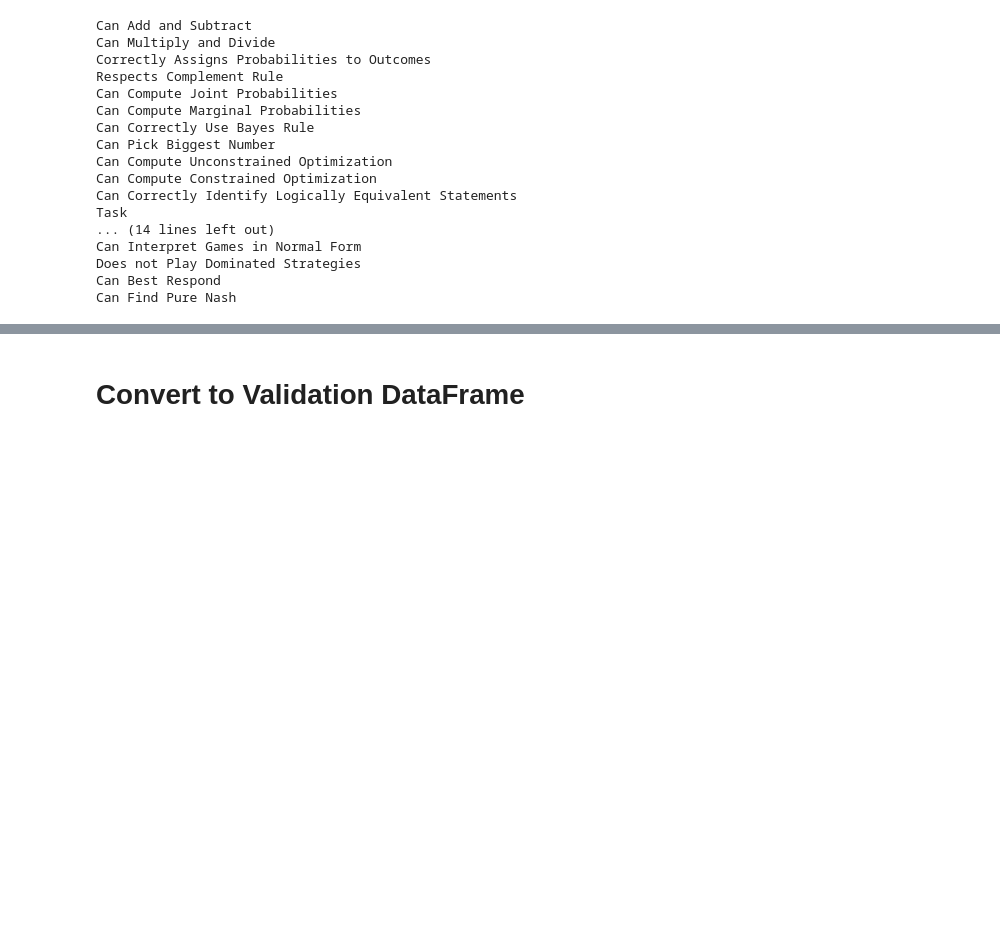
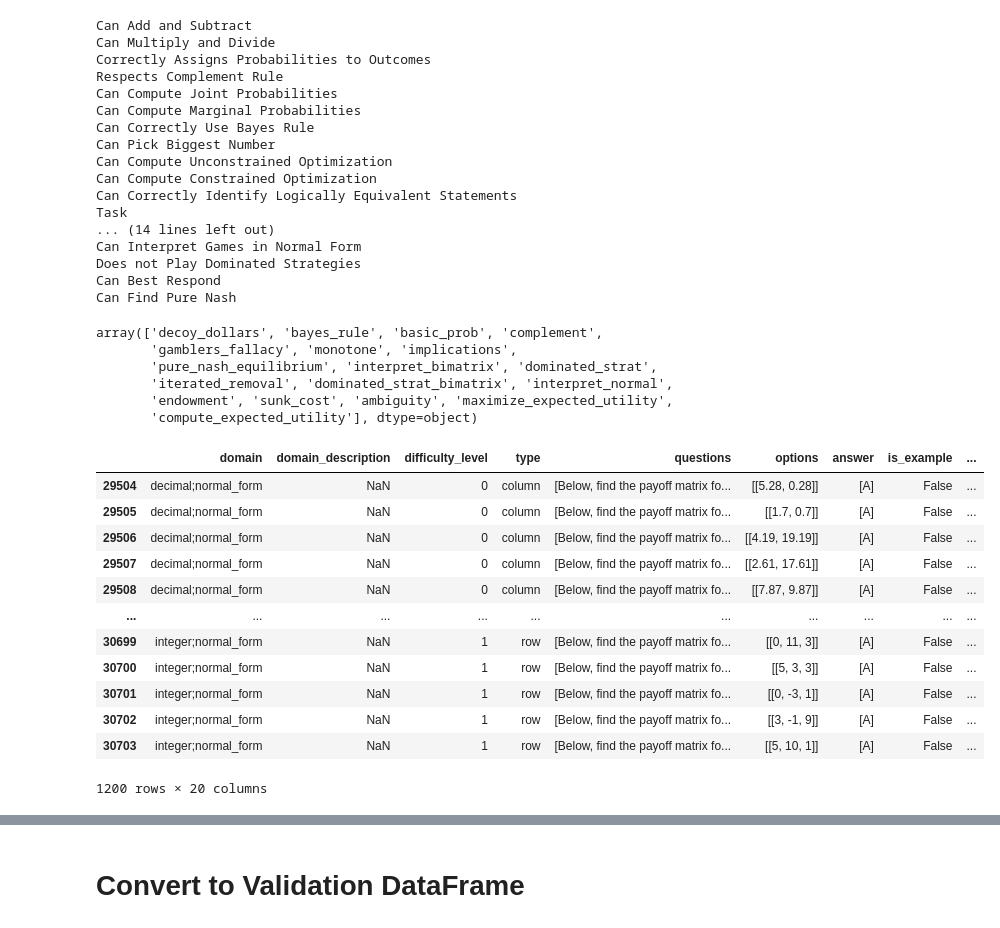
Before and after one commit to narunraman/benchmark_webapp, a Jupyter notebook: data/gen_data.ipynb, the cells around one changed output, grey strips where cells are left out. Saved outputs shown, nothing was run; the diff lists cells and outputs as text; code cells hidden in the pictures; blank space fills up the shorter version.

```diff
--- a/data/gen_data.ipynb
+++ b/data/gen_data.ipynb
@@ -129,3 +205,30 @@ Can Interpret Games in Normal Form
 Does not Play Dominated Strategies
 Can Best Respond
 Can Find Pure Nash
+# %%
+gpt4_ans = pd.read_pickle('results/GPT-4.pkl')
+gpt4_ans.task_name.unique()
+# %% [output]
+array(['decoy_dollars', 'bayes_rule', 'basic_prob', 'complement',
+       'gamblers_fallacy', 'monotone', 'implications',
+       'pure_nash_equilibrium', 'interpret_bimatrix', 'dominated_strat',
+       'iterated_removal', 'dominated_strat_bimatrix', 'interpret_normal',
+       'endowment', 'sunk_cost', 'ambiguity', 'maximize_expected_utility',
+       'compute_expected_utility'], dtype=object)
+# %%
+gpt4_ans['domain'] = gpt4_ans.apply(lambda row: row['domain'] if row['task_name'] not in ['interpret_bimatrix', 'interpret_normal', 'dominated_strat_bimatrix', 'dominated_strat'] else row['domain']+';'+'bimatrix_form' if 'bimatrix' in row['task_name'] else row['domain']+';'+'normal_form', axis = 1)
+gpt4_ans[gpt4_ans.task_name == 'interpret_normal']
+# %% [output]
+|  | domain | domain_description | difficulty_level | type | questions | options | answer | is_example | ... |
+| 29504 | decimal;normal_form | NaN | 0 | column | [Below, find the payoff matrix fo... | [[5.28, 0.28]] | [A] | False | ... |
+| 29505 | decimal;normal_form | NaN | 0 | column | [Below, find the payoff matrix fo... | [[1.7, 0.7]] | [A] | False | ... |
+| 29506 | decimal;normal_form | NaN | 0 | column | [Below, find the payoff matrix fo... | [[4.19, 19.19]] | [A] | False | ... |
+| 29507 | decimal;normal_form | NaN | 0 | column | [Below, find the payoff matrix fo... | [[2.61, 17.61]] | [A] | False | ... |
+| 29508 | decimal;normal_form | NaN | 0 | column | [Below, find the payoff matrix fo... | [[7.87, 9.87]] | [A] | False | ... |
+| ... | ... | ... | ... | ... | ... | ... | ... | ... | ... |
+| 30699 | integer;normal_form | NaN | 1 | row | [Below, find the payoff matrix fo... | [[0, 11, 3]] | [A] | False | ... |
+| 30700 | integer;normal_form | NaN | 1 | row | [Below, find the payoff matrix fo... | [[5, 3, 3]] | [A] | False | ... |
+| 30701 | integer;normal_form | NaN | 1 | row | [Below, find the payoff matrix fo... | [[0, -3, 1]] | [A] | False | ... |
+| 30702 | integer;normal_form | NaN | 1 | row | [Below, find the payoff matrix fo... | [[3, -1, 9]] | [A] | False | ... |
+| 30703 | integer;normal_form | NaN | 1 | row | [Below, find the payoff matrix fo... | [[5, 10, 1]] | [A] | False | ... |
+1200 rows × 20 columns
```
Also changed, not shown: parts of 13 cells of this notebook, 2 other files.
